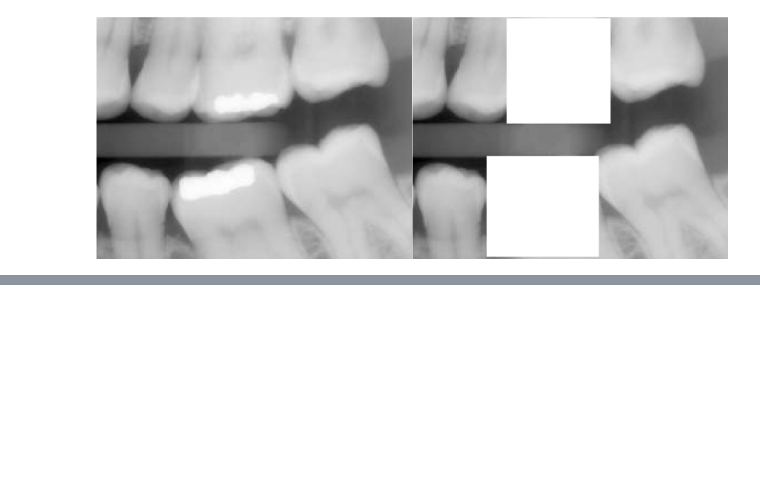
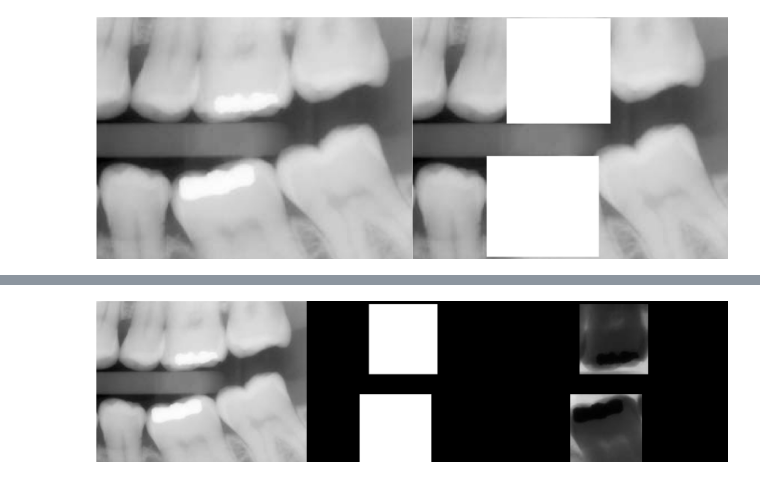
Before and after one commit to ArisNurAmrozi/PCVK_Genap_2021, a Jupyter notebook: Week5.ipynb, the cells around one changed output, grey strips where cells are left out. Drawn from its saved outputs; the diff is of its cells as text; code cells hidden in the pictures; blank space fills up the shorter version.

```diff
--- a/Week5.ipynb
+++ b/Week5.ipynb
@@ -114,0 +131,19 @@ cv2_imshow(final_frame)
+# %%
+#NAND
+import cv2 as cv
+from google.colab.patches import cv2_imshow #for image display
+from skimage import io
+import matplotlib.pyplot as plt
+import numpy as np
+
+img = cv.imread('/content/drive/MyDrive/PCVK_A/Images/Week5/teeth.jpg')
+mask = np.zeros(img.shape, dtype=np.uint8)
+mask = cv.rectangle(mask,pt1=(400,20),pt2=(840,470),color=(255,255,255),thickness=-1)
+mask = cv.rectangle(mask,pt1=(340,600),pt2=(800,1200),color=(255,255,255),thickness=-1)
+
+result = ~img & mask
+
+final_frame = cv.hconcat((img, mask, result))
+cv2_imshow(final_frame)
+# %% [output]
+[figure, added]
```
Also changed, not shown: parts of 2 cells of this notebook.
